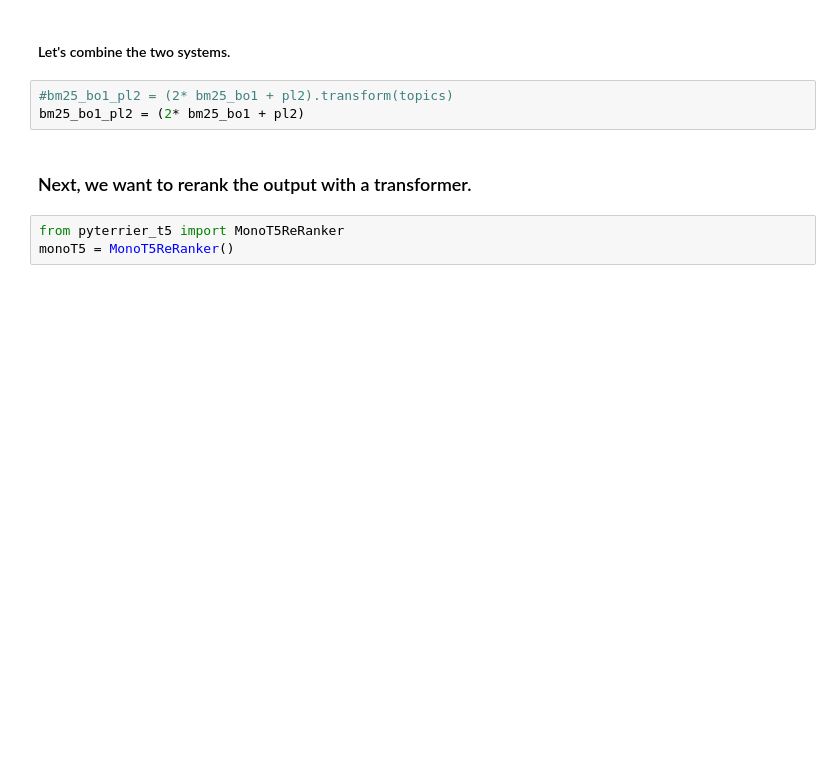
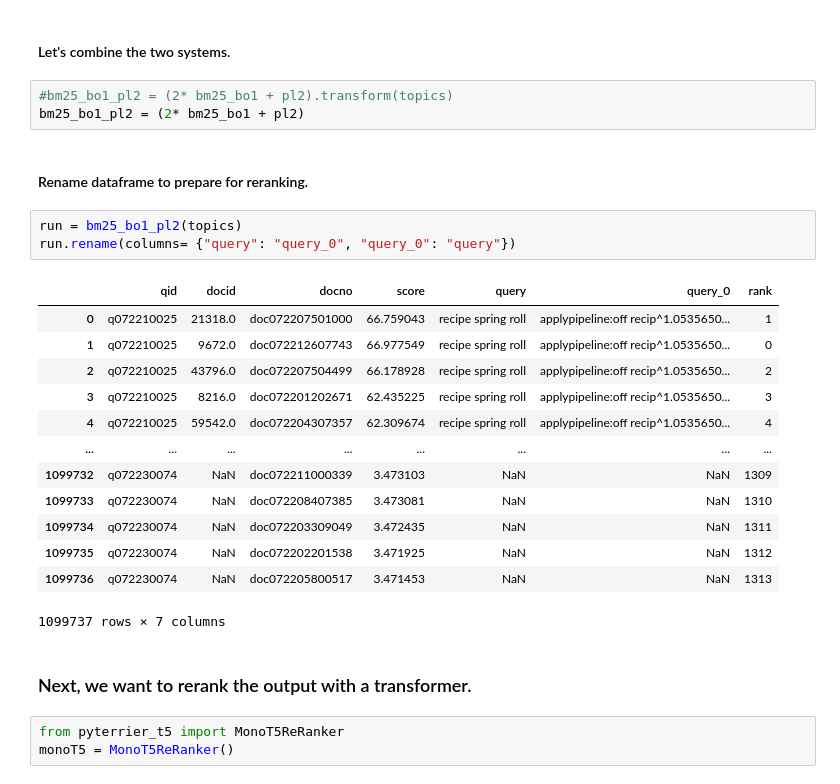
Before and after one commit to tira-io/ir-lab-jena-leipzig-wise-2023-galapagos-tortoise, a Jupyter notebook: jupyter-notebook-submissions/final_milestone/pyterrier-notebook.ipynb, the cells around one changed output. Cells and saved outputs as stored; diff of their text form; blank space fills up the shorter version.

Commit message:
rename dataframe

```diff
--- a/jupyter-notebook-submissions/final_milestone/pyterrier-notebook.ipynb
+++ b/jupyter-notebook-submissions/final_milestone/pyterrier-notebook.ipynb
@@ -93,6 +93,25 @@ bm25_bo1 = bo1_expansion >> bm25
 # %%
 #bm25_bo1_pl2 = (2* bm25_bo1 + pl2).transform(topics)
 bm25_bo1_pl2 = (2* bm25_bo1 + pl2)
+# %% [markdown]
+#### Rename dataframe to prepare for reranking.
+# %%
+run = bm25_bo1_pl2(topics)
+run.rename(columns= {"query": "query_0", "query_0": "query"})
+# %% [output]
+|  | qid | docid | docno | score | query | query_0 | rank |
+| 0 | q072210025 | 21318.0 | doc072207501000 | 66.759043 | recipe spring roll | applypipeline:off recip^1.0535650... | 1 |
+| 1 | q072210025 | 9672.0 | doc072212607743 | 66.977549 | recipe spring roll | applypipeline:off recip^1.0535650... | 0 |
+| 2 | q072210025 | 43796.0 | doc072207504499 | 66.178928 | recipe spring roll | applypipeline:off recip^1.0535650... | 2 |
+| 3 | q072210025 | 8216.0 | doc072201202671 | 62.435225 | recipe spring roll | applypipeline:off recip^1.0535650... | 3 |
+| 4 | q072210025 | 59542.0 | doc072204307357 | 62.309674 | recipe spring roll | applypipeline:off recip^1.0535650... | 4 |
+| ... | ... | ... | ... | ... | ... | ... | ... |
+| 1099732 | q072230074 | NaN | doc072211000339 | 3.473103 | NaN | NaN | 1309 |
+| 1099733 | q072230074 | NaN | doc072208407385 | 3.473081 | NaN | NaN | 1310 |
+| 1099734 | q072230074 | NaN | doc072203309049 | 3.472435 | NaN | NaN | 1311 |
+| 1099735 | q072230074 | NaN | doc072202201538 | 3.471925 | NaN | NaN | 1312 |
+| 1099736 | q072230074 | NaN | doc072205800517 | 3.471453 | NaN | NaN | 1313 |
+1099737 rows × 7 columns
 # %% [markdown]
 ### Next, we want to rerank the output with a transformer.
 # %%
```
Also changed, not shown: parts of 5 cells of this notebook.
